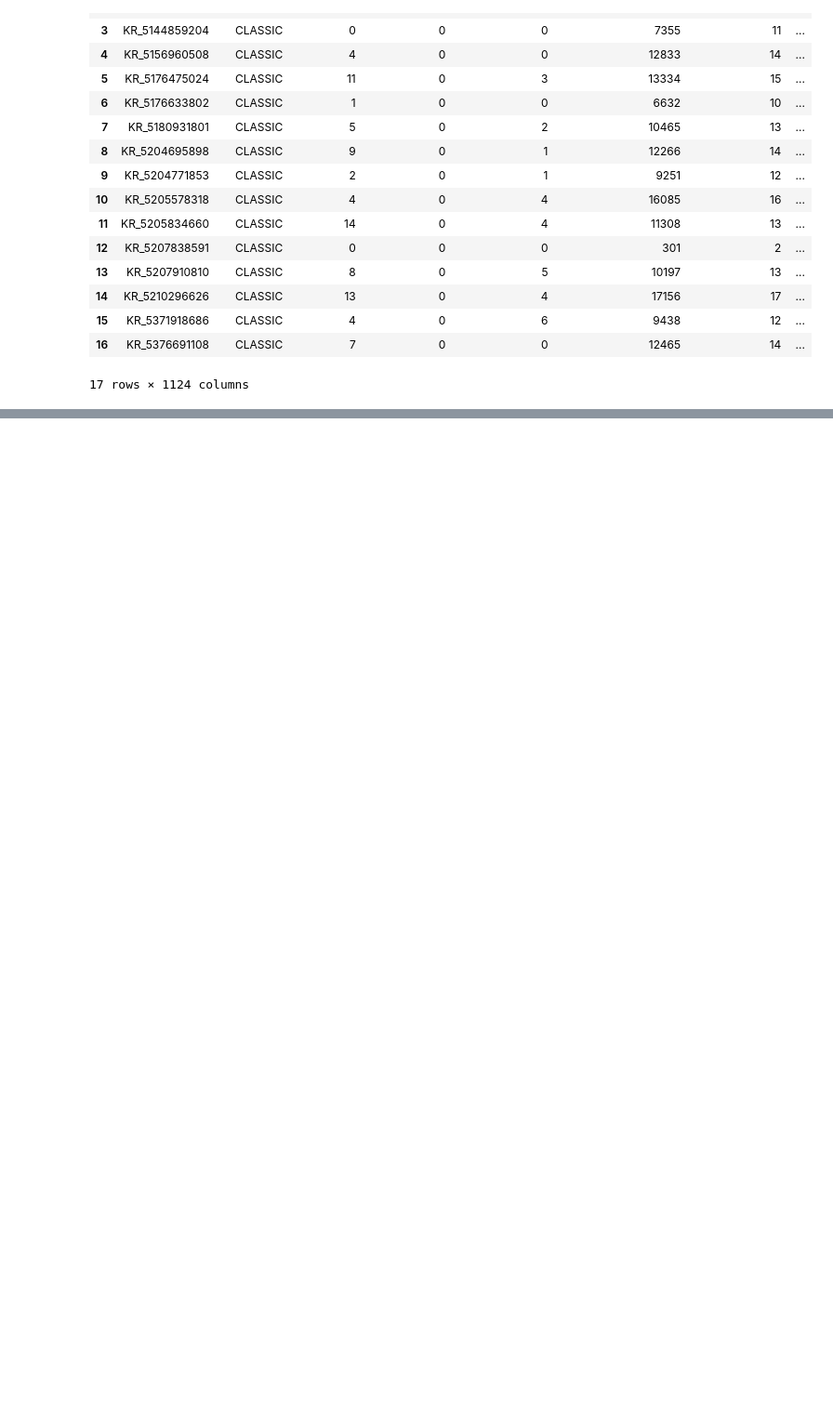
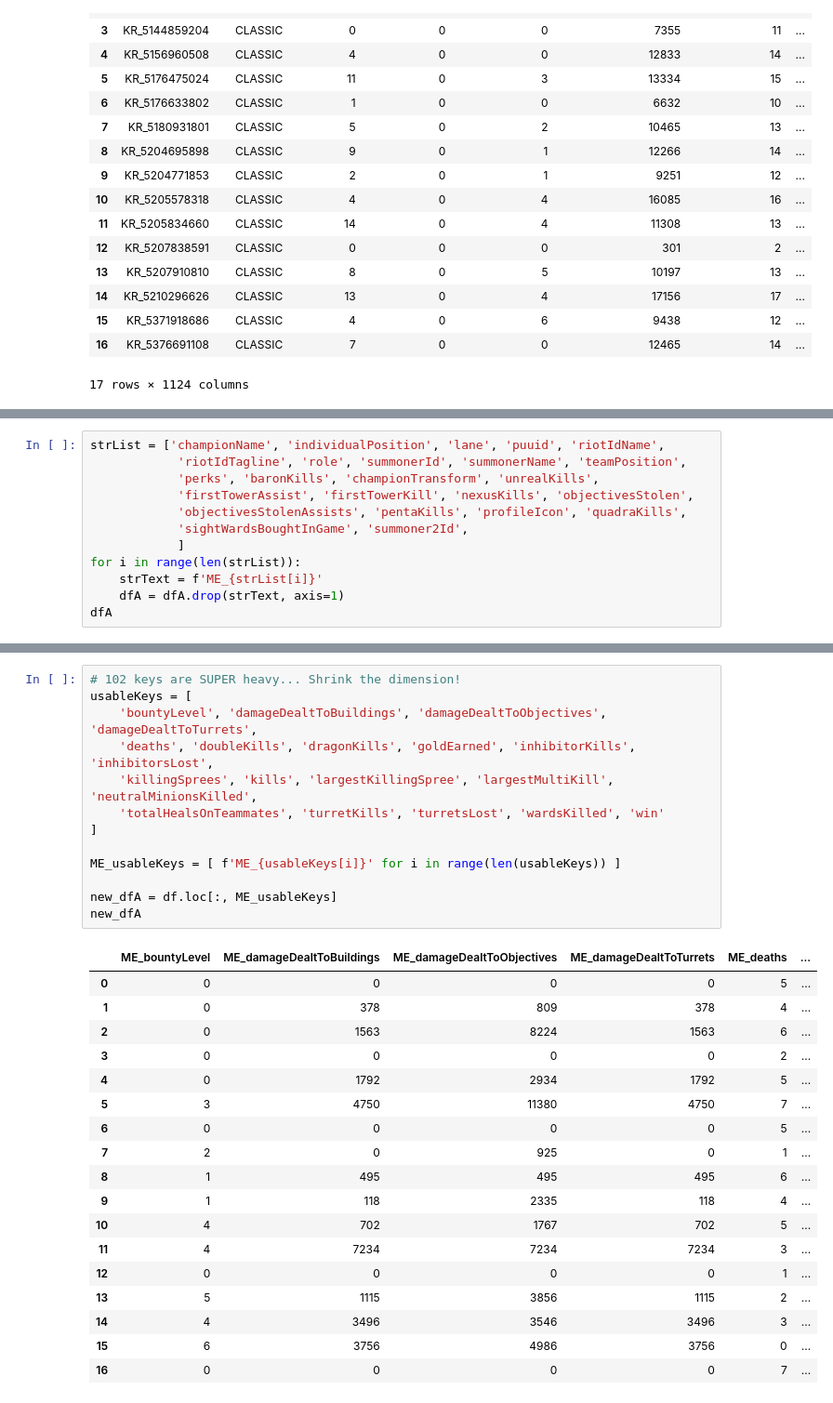
Before and after one commit to sbb2002/Lux_project, a Jupyter notebook: .research/corr.ipynb, the cells around one changed output, grey strips where cells are left out. Shown at 93% size. Drawn from its saved outputs; the diff is of its cells as text; blank space fills up the shorter version.

```diff
--- a/.research/corr.ipynb
+++ b/.research/corr.ipynb
@@ -46,0 +69,12 @@ dfA1.corr()
+# %%
+strList = ['championName', 'individualPosition', 'lane', 'puuid', 'riotIdName',
+            'riotIdTagline', 'role', 'summonerId', 'summonerName', 'teamPosition',
+            'perks', 'baronKills', 'championTransform', 'unrealKills',
+            'firstTowerAssist', 'firstTowerKill', 'nexusKills', 'objectivesStolen',
+            'objectivesStolenAssists', 'pentaKills', 'profileIcon', 'quadraKills',
+            'sightWardsBoughtInGame', 'summoner2Id',
+            ]
+for i in range(len(strList)):
+    strText = f'ME_{strList[i]}'
+    dfA = dfA.drop(strText, axis=1)
+dfA
@@ -46,0 +141,32 @@ dfA1.corr()
+# %%
+# 102 keys are SUPER heavy... Shrink the dimension!
+usableKeys = [
+    'bountyLevel', 'damageDealtToBuildings', 'damageDealtToObjectives', 'damageDealtToTurrets',
+    'deaths', 'doubleKills', 'dragonKills', 'goldEarned', 'inhibitorKills', 'inhibitorsLost',
+    'killingSprees', 'kills', 'largestKillingSpree', 'largestMultiKill', 'neutralMinionsKilled',
+    'totalHealsOnTeammates', 'turretKills', 'turretsLost', 'wardsKilled', 'win'
+]
+
+ME_usableKeys = [ f'ME_{usableKeys[i]}' for i in range(len(usableKeys)) ]
+
+new_dfA = df.loc[:, ME_usableKeys]
+new_dfA
+# %% [output]
+|  | ME_bountyLevel | ME_damageDealtToBuildings | ME_damageDealtToObjectives | ME_damageDealtToTurrets | ME_deaths | ... |
+| 0 | 0 | 0 | 0 | 0 | 5 | ... |
+| 1 | 0 | 378 | 809 | 378 | 4 | ... |
+| 2 | 0 | 1563 | 8224 | 1563 | 6 | ... |
+| 3 | 0 | 0 | 0 | 0 | 2 | ... |
+| 4 | 0 | 1792 | 2934 | 1792 | 5 | ... |
+| 5 | 3 | 4750 | 11380 | 4750 | 7 | ... |
+| 6 | 0 | 0 | 0 | 0 | 5 | ... |
+| 7 | 2 | 0 | 925 | 0 | 1 | ... |
+| 8 | 1 | 495 | 495 | 495 | 6 | ... |
+| 9 | 1 | 118 | 2335 | 118 | 4 | ... |
+| 10 | 4 | 702 | 1767 | 702 | 5 | ... |
+| 11 | 4 | 7234 | 7234 | 7234 | 3 | ... |
+| 12 | 0 | 0 | 0 | 0 | 1 | ... |
+| 13 | 5 | 1115 | 3856 | 1115 | 2 | ... |
+| 14 | 4 | 3496 | 3546 | 3496 | 3 | ... |
+| 15 | 6 | 3756 | 4986 | 3756 | 0 | ... |
+| 16 | 0 | 0 | 0 | 0 | 7 | ... |
```
Also changed, not shown: parts of 8 cells of this notebook.
